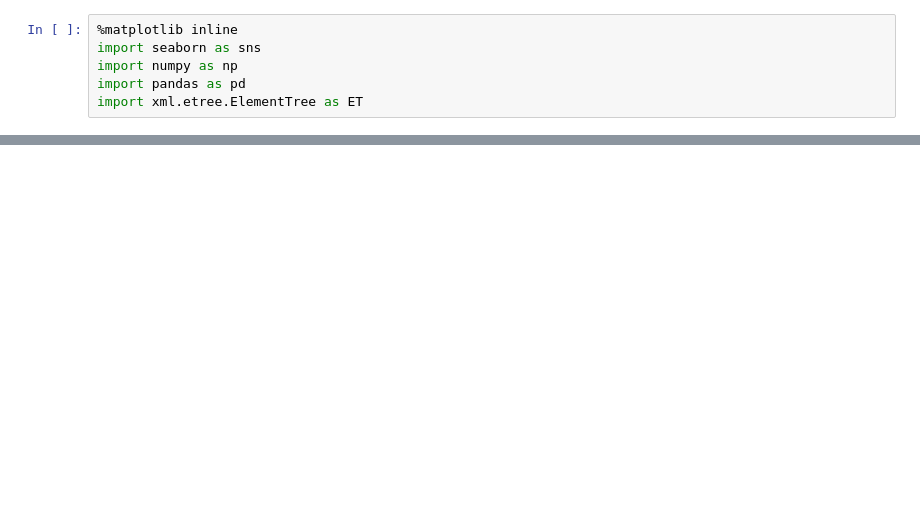
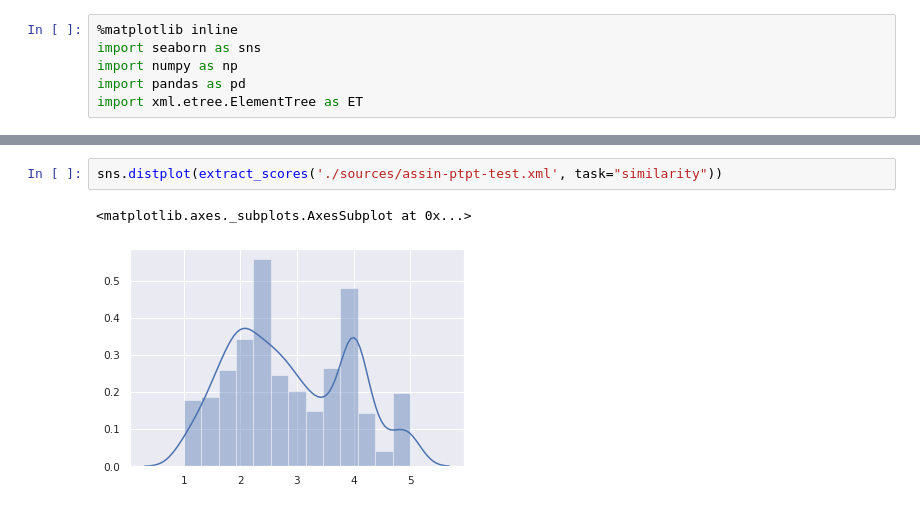
Before and after one commit to ruanchaves/assin, a Jupyter notebook: visualization.ipynb, the cells around one changed output, grey strips where cells are left out. Cells and saved outputs as stored; diff of their text form; blank space fills up the shorter version.

```diff
--- a/visualization.ipynb
+++ b/visualization.ipynb
@@ -62,0 +165,5 @@ plot1
+# %%
+sns.distplot(extract_scores('./sources/assin-ptpt-test.xml', task="similarity"))
+# %% [output]
+<matplotlib.axes._subplots.AxesSubplot at 0x...>
+[figure, added]
```
Also changed, not shown: parts of 25 cells of this notebook.
